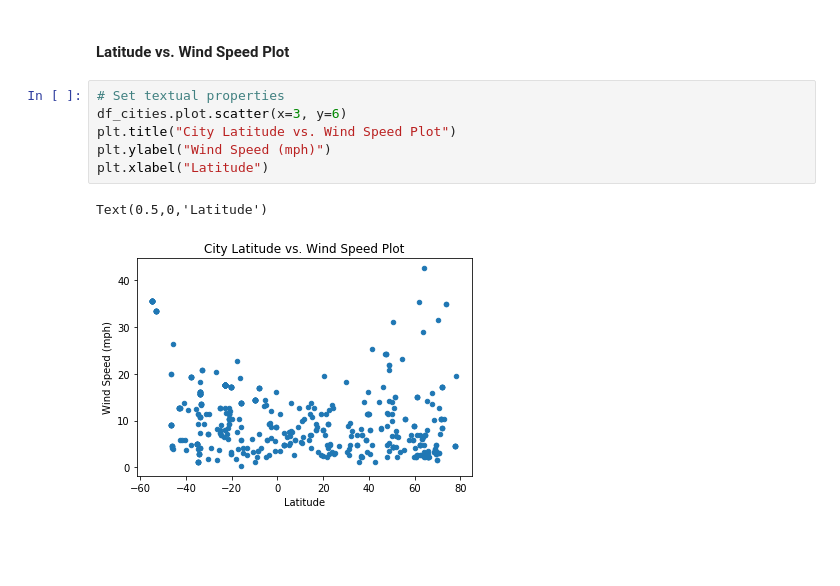
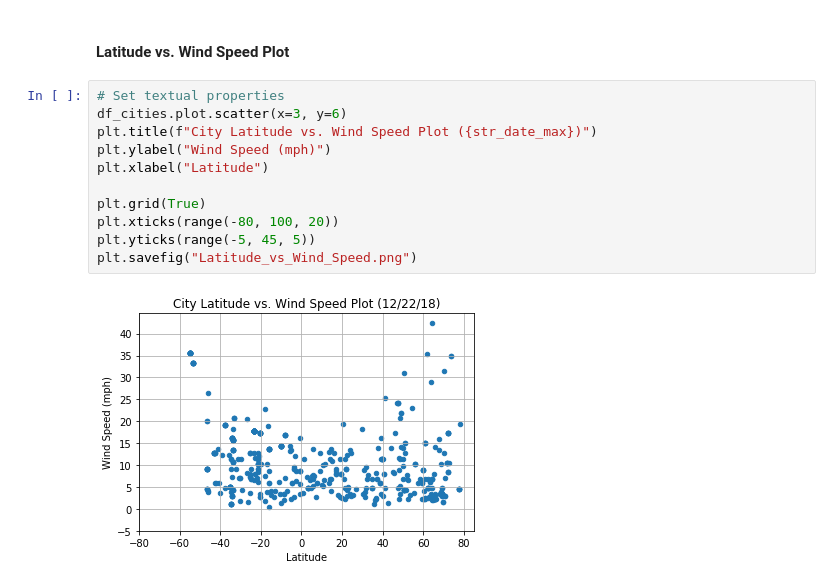
Before and after one commit to cpsundar/API_work, a Jupyter notebook: WeatherPy.ipynb, the cells around one changed output. Drawn from its saved outputs; the diff is of its cells as text; blank space fills up the shorter version.

```diff
--- a/WeatherPy.ipynb
+++ b/WeatherPy.ipynb
@@ -179,9 +196,13 @@ plt.savefig("Latitude_vs_Cloudiness.png")
 # %%
 # Set textual properties
 df_cities.plot.scatter(x=3, y=6)
-plt.title("City Latitude vs. Wind Speed Plot")
+plt.title(f"City Latitude vs. Wind Speed Plot ({str_date_max})")
 plt.ylabel("Wind Speed (mph)")
 plt.xlabel("Latitude")
+
+plt.grid(True)
+plt.xticks(range(-80, 100, 20))
+plt.yticks(range(-5, 45, 5))
+plt.savefig("Latitude_vs_Wind_Speed.png")
 # %% [output]
-Text(0.5,0,'Latitude')
-[figure, old version]
+[figure, new version]
```
Also changed, not shown: parts of 13 cells of this notebook, 6 other files.
